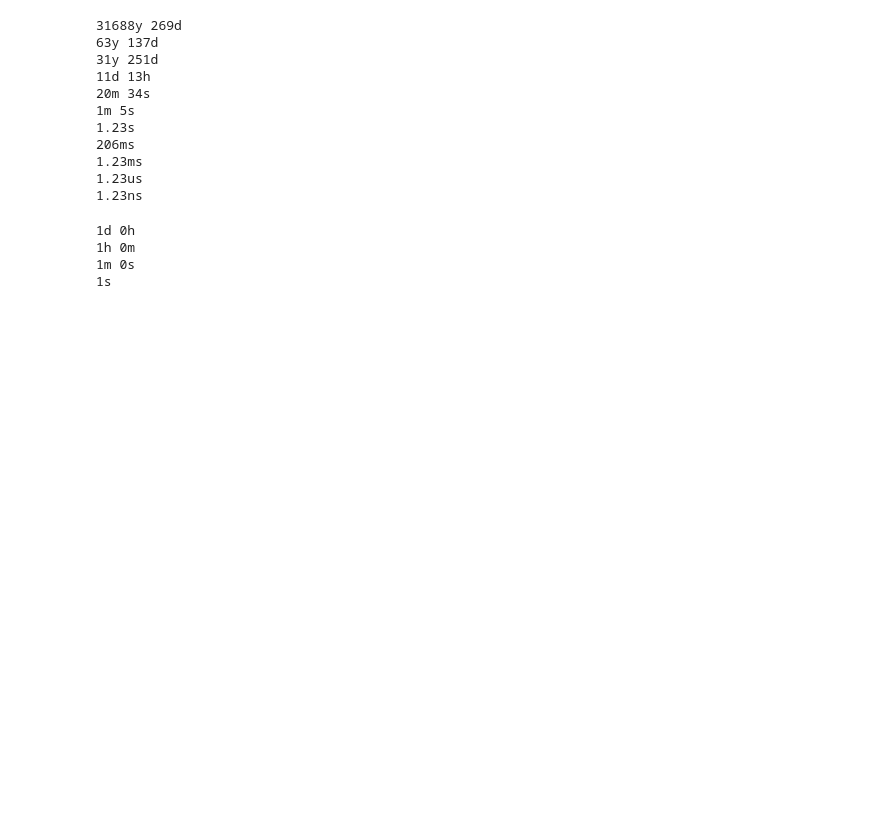
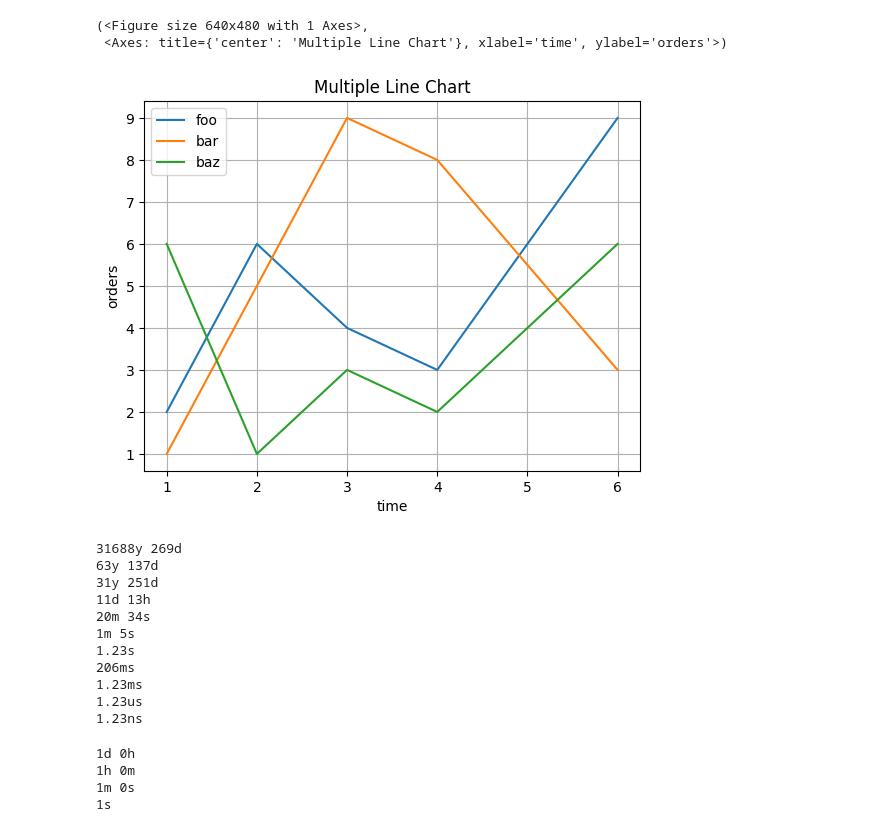
Before and after one commit to adv-ben/mystyle, a Jupyter notebook: using_mystyle.ipynb, the cells around one changed output. Saved outputs shown, nothing was run; the diff lists cells and outputs as text; code cells hidden in the pictures; blank space fills up the shorter version.

Commit message:
multi line mpl style

```diff
--- a/using_mystyle.ipynb
+++ b/using_mystyle.ipynb
@@ -23,16 +23,23 @@ fig.show()
 # %%
 x = [1, 2, 3, 4, 6]
 y = [2, 6, 4, 3, 9]
 y2 = [1, 5, 9, 8 ,3]
 y3 = [6, 1, 3, 2, 6]
 x_lines = [x, x, x]
 y_lines = [y, y2, y3]
 yaxis_names = ['foo', 'bar', 'baz']
 
 fig = mystyle.multi_line_plot(x_lines, y_lines, yaxis_names, "Multiple Line Chart", "time", "orders")
 fig.show()
 step_fig = mystyle.multi_line_plot(x_lines, y_lines, yaxis_names, "Multiple Line Chart", "time", "orders", True)
 step_fig.show()
+# MPL Style
+mystyle.multi_line_plot_mpl(x_lines, y_lines, yaxis_names, "Multiple Line Chart", "time", "orders", True)
+mystyle.multi_line_plot_mpl(x_lines, y_lines, yaxis_names, "Multiple Line Chart", "time", "orders", True, log="xy")
+# %% [output]
+(<Figure size 640x480 with 1 Axes>,
+ <Axes: title={'center': 'Multiple Line Chart'}, xlabel='time', ylabel='orders'>)
+[figure, added]
 # %%
 print(mystyle.time_format(1e12))
 print(mystyle.time_format(2e9))
```
Also changed, not shown: 1 other file.
